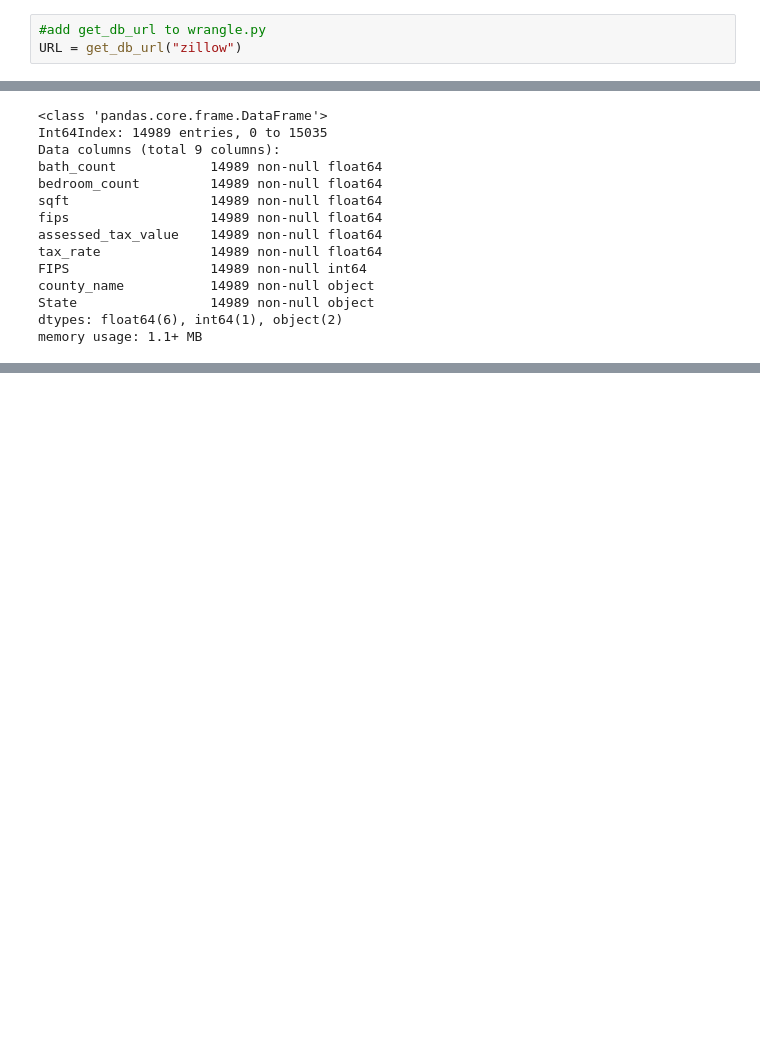
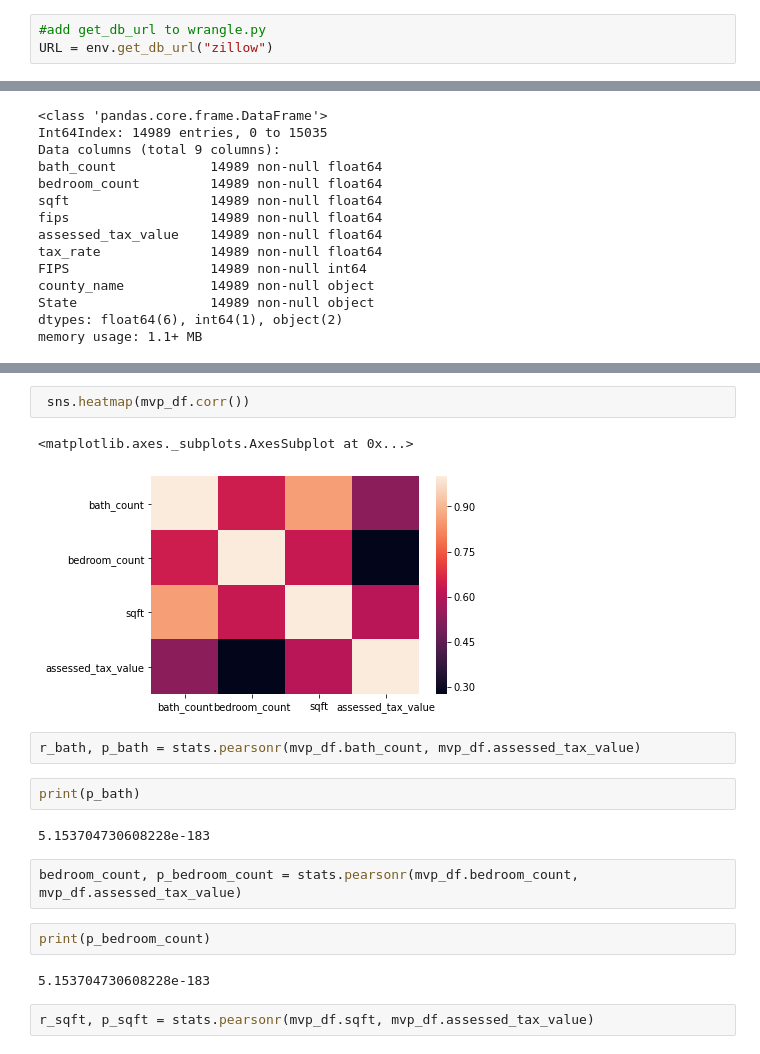
Before and after one commit to yvonneking1/zillow_project, a Jupyter notebook: zillow_scratchpad.ipynb, the cells around one changed output, grey strips where cells are left out. Drawn from its saved outputs; the diff is of its cells as text; blank space fills up the shorter version.

```diff
--- a/zillow_scratchpad.ipynb
+++ b/zillow_scratchpad.ipynb
@@ -24,7 +31,7 @@ WHERE (transactiondate >= '2017-05-01' AND transactiondate <= '2017-06-30') AND
 propertylandusetypeid = 261;"""
 # %%
 #add get_db_url to wrangle.py
-URL = get_db_url("zillow")
+URL = env.get_db_url("zillow")
 # %%
 zillow = pd.read_sql(query, URL)
 # %% [markdown]
@@ -201,0 +279,19 @@ memory usage: 1.1+ MB
+# %%
+ sns.heatmap(mvp_df.corr())
+# %% [output]
+<matplotlib.axes._subplots.AxesSubplot at 0x...>
+[figure, added]
+# %%
+r_bath, p_bath = stats.pearsonr(mvp_df.bath_count, mvp_df.assessed_tax_value)
+# %%
+print(p_bath)
+# %% [output]
+5.153704730608228e-183
+# %%
+bedroom_count, p_bedroom_count = stats.pearsonr(mvp_df.bedroom_count, mvp_df.assessed_tax_value)
+# %%
+print(p_bedroom_count)
+# %% [output]
+5.153704730608228e-183
+# %%
+r_sqft, p_sqft = stats.pearsonr(mvp_df.sqft, mvp_df.assessed_tax_value)
```
Also changed, not shown: parts of 29 cells of this notebook, 1 other file.
